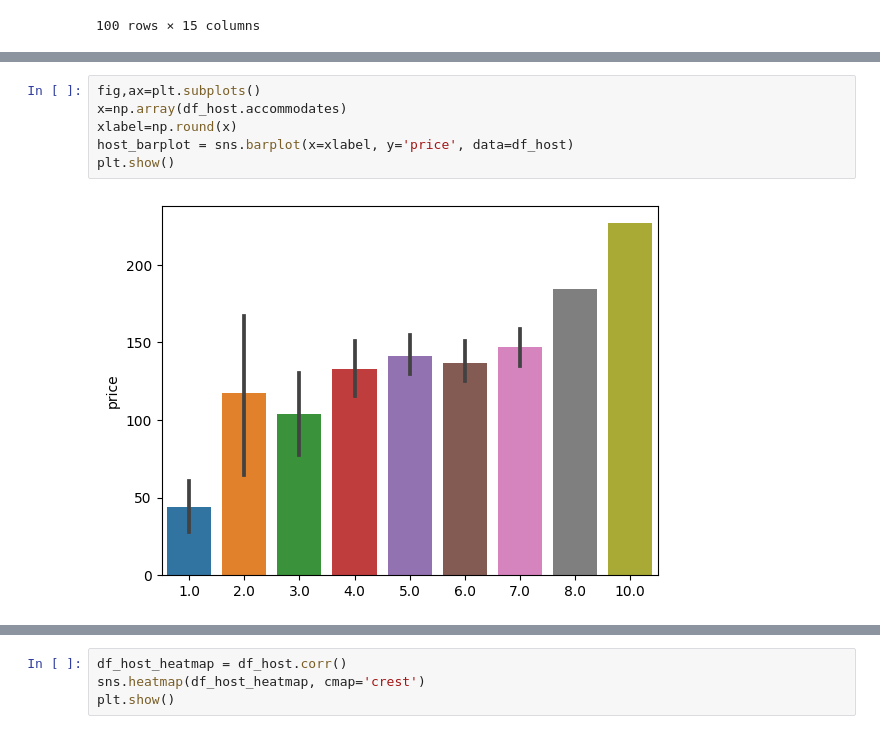
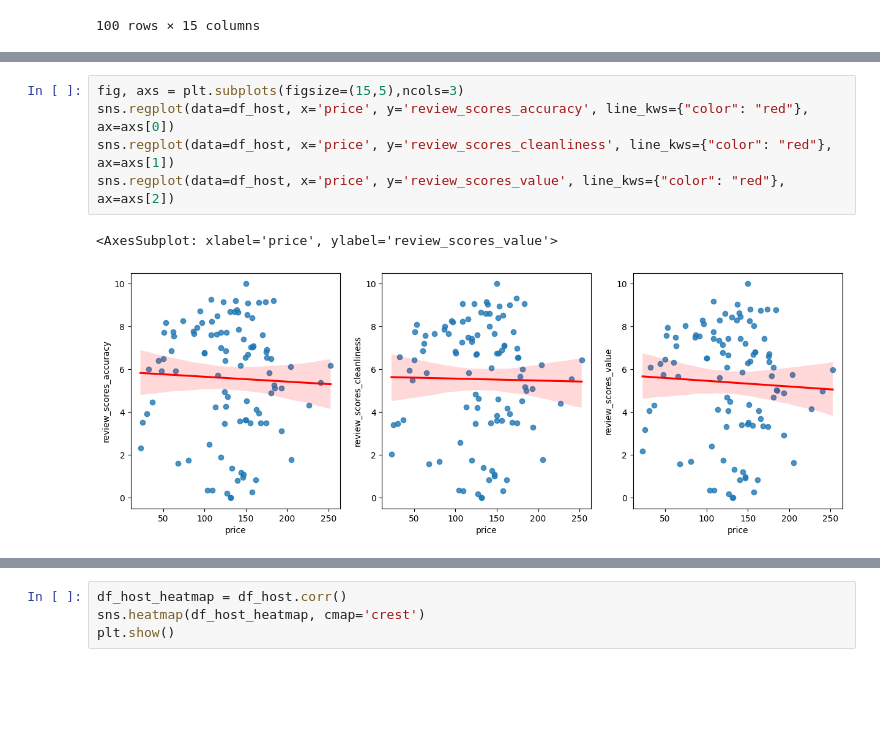
Before and after one commit to 19127592/PTDLUD, a Jupyter notebook: Project.ipynb, the cells around one changed output, grey strips where cells are left out. Saved outputs shown, nothing was run; the diff lists cells and outputs as text; blank space fills up the shorter version.

Commit message:
Update Project.ipynb
regplot

```diff
--- a/Project.ipynb
+++ b/Project.ipynb
@@ -412,8 +368,8 @@ plt.show()
-# %%
-fig,ax=plt.subplots()
-x=np.array(df_host.accommodates)
-xlabel=np.round(x)
-host_barplot = sns.barplot(x=xlabel, y='price', data=df_host)
-plt.show()
-# %% [output]
-[figure, removed]
+# %%
+fig, axs = plt.subplots(figsize=(15,5),ncols=3)
+sns.regplot(data=df_host, x='price', y='review_scores_accuracy', line_kws={"color": "red"}, ax=axs[0])
+sns.regplot(data=df_host, x='price', y='review_scores_cleanliness', line_kws={"color": "red"}, ax=axs[1])
+sns.regplot(data=df_host, x='price', y='review_scores_value', line_kws={"color": "red"}, ax=axs[2])
+# %% [output]
+<AxesSubplot: xlabel='price', ylabel='review_scores_value'>
+[figure, added]
```
Also changed, not shown: parts of 10 cells of this notebook.
